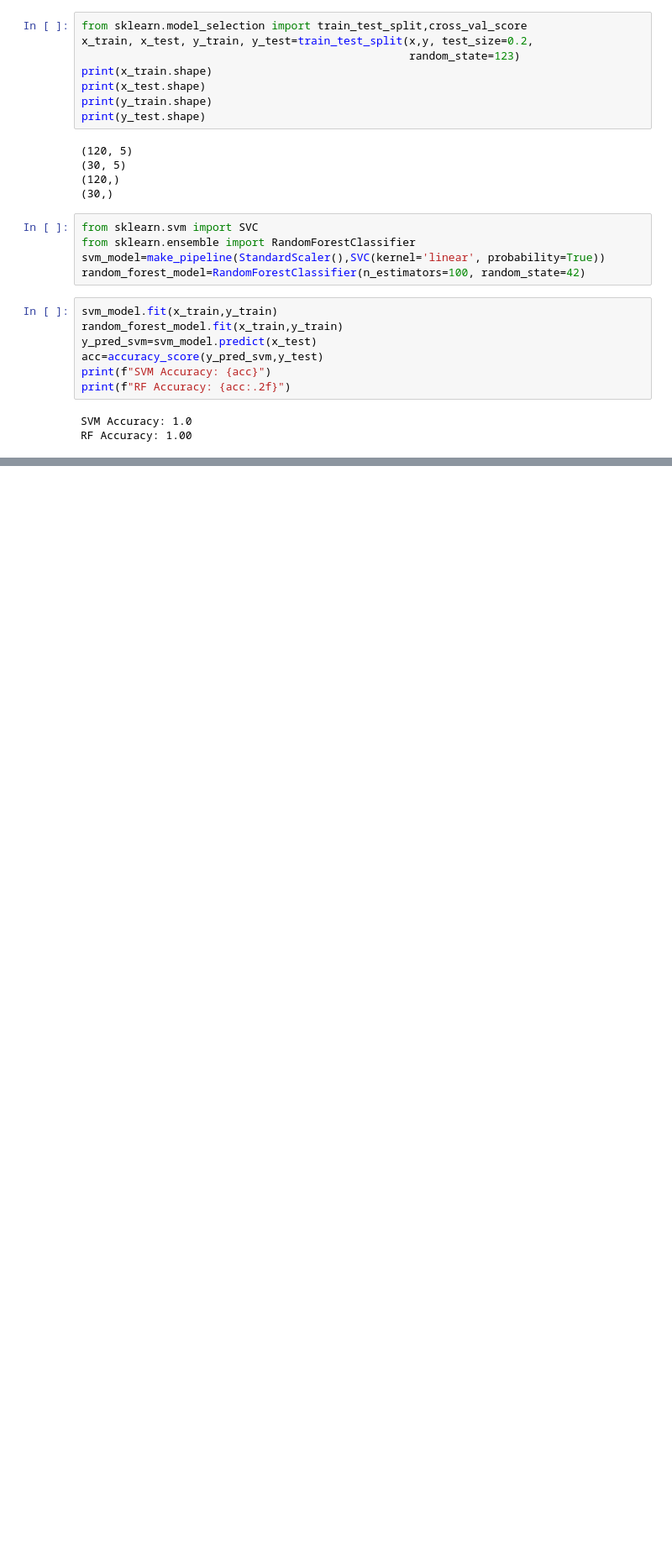
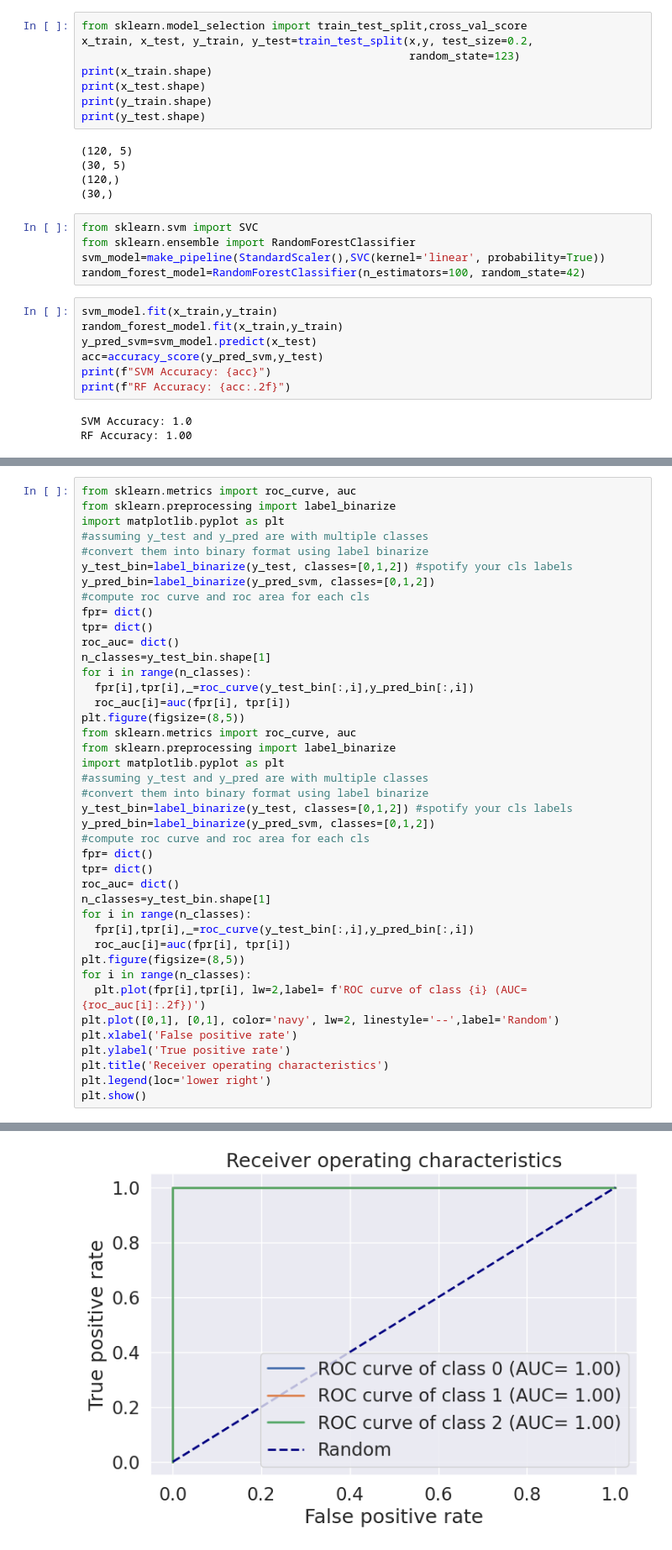
Before and after one commit to bithi-6535/bithi-6535, a Jupyter notebook: ML_on_iris.ipynb, the cells around one changed output, grey strips where cells are left out. Shown at 84% size. Drawn from its saved outputs; the diff is of its cells as text; blank space fills up the shorter version.

```diff
--- a/ML_on_iris.ipynb
+++ b/ML_on_iris.ipynb
@@ -271,0 +309,42 @@ RF Accuracy: 1.00
+# %%
+from sklearn.metrics import roc_curve, auc
+from sklearn.preprocessing import label_binarize
+import matplotlib.pyplot as plt
+#assuming y_test and y_pred are with multiple classes
+#convert them into binary format using label binarize
+y_test_bin=label_binarize(y_test, classes=[0,1,2]) #spotify your cls labels
+y_pred_bin=label_binarize(y_pred_svm, classes=[0,1,2])
+#compute roc curve and roc area for each cls
+fpr= dict()
+tpr= dict()
+roc_auc= dict()
+n_classes=y_test_bin.shape[1]
+for i in range(n_classes):
+  fpr[i],tpr[i],_=roc_curve(y_test_bin[:,i],y_pred_bin[:,i])
+  roc_auc[i]=auc(fpr[i], tpr[i])
+plt.figure(figsize=(8,5))
+from sklearn.metrics import roc_curve, auc
+from sklearn.preprocessing import label_binarize
+import matplotlib.pyplot as plt
+#assuming y_test and y_pred are with multiple classes
+#convert them into binary format using label binarize
+y_test_bin=label_binarize(y_test, classes=[0,1,2]) #spotify your cls labels
+y_pred_bin=label_binarize(y_pred_svm, classes=[0,1,2])
+#compute roc curve and roc area for each cls
+fpr= dict()
+tpr= dict()
+roc_auc= dict()
+n_classes=y_test_bin.shape[1]
+for i in range(n_classes):
+  fpr[i],tpr[i],_=roc_curve(y_test_bin[:,i],y_pred_bin[:,i])
+  roc_auc[i]=auc(fpr[i], tpr[i])
+plt.figure(figsize=(8,5))
+for i in range(n_classes):
+  plt.plot(fpr[i],tpr[i], lw=2,label= f'ROC curve of class {i} (AUC= {roc_auc[i]:.2f})')
+plt.plot([0,1], [0,1], color='navy', lw=2, linestyle='--',label='Random')
+plt.xlabel('False positive rate')
+plt.ylabel('True positive rate')
+plt.title('Receiver operating characteristics')
+plt.legend(loc='lower right')
+plt.show()
+# %% [output]
@@ -271,0 +352 @@ RF Accuracy: 1.00
+[figure, added]
```
Also changed, not shown: parts of 11 cells of this notebook.
